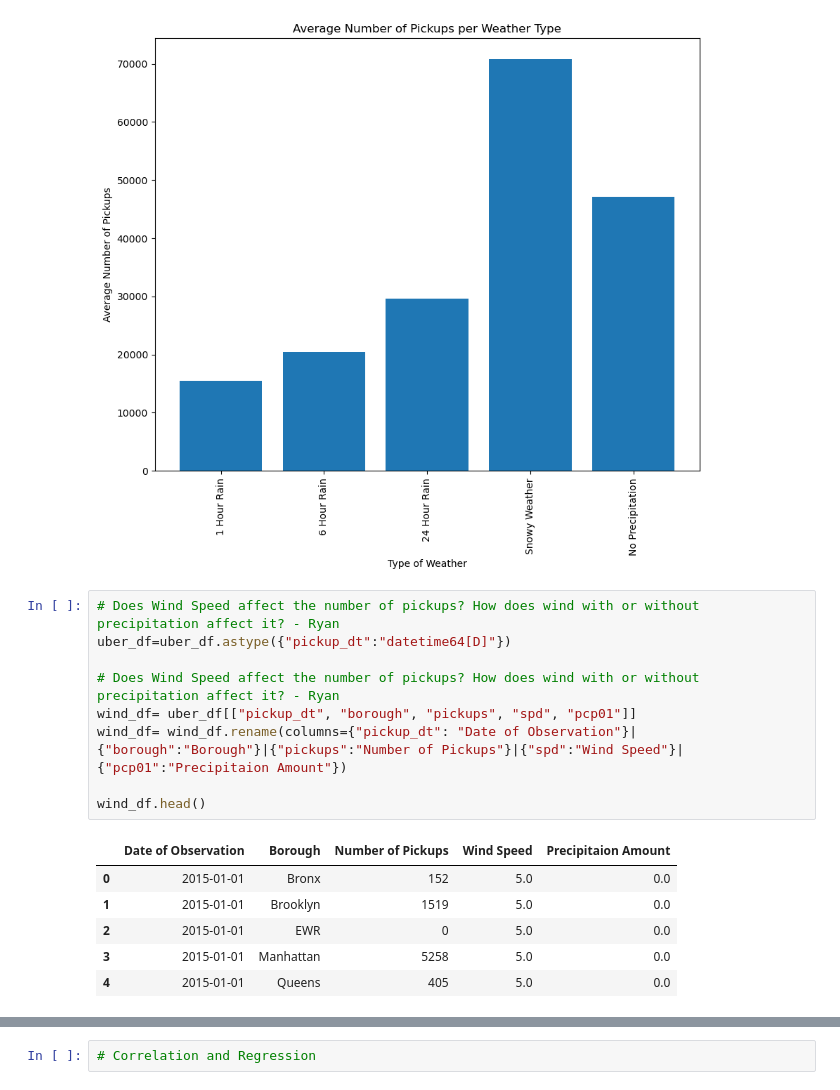
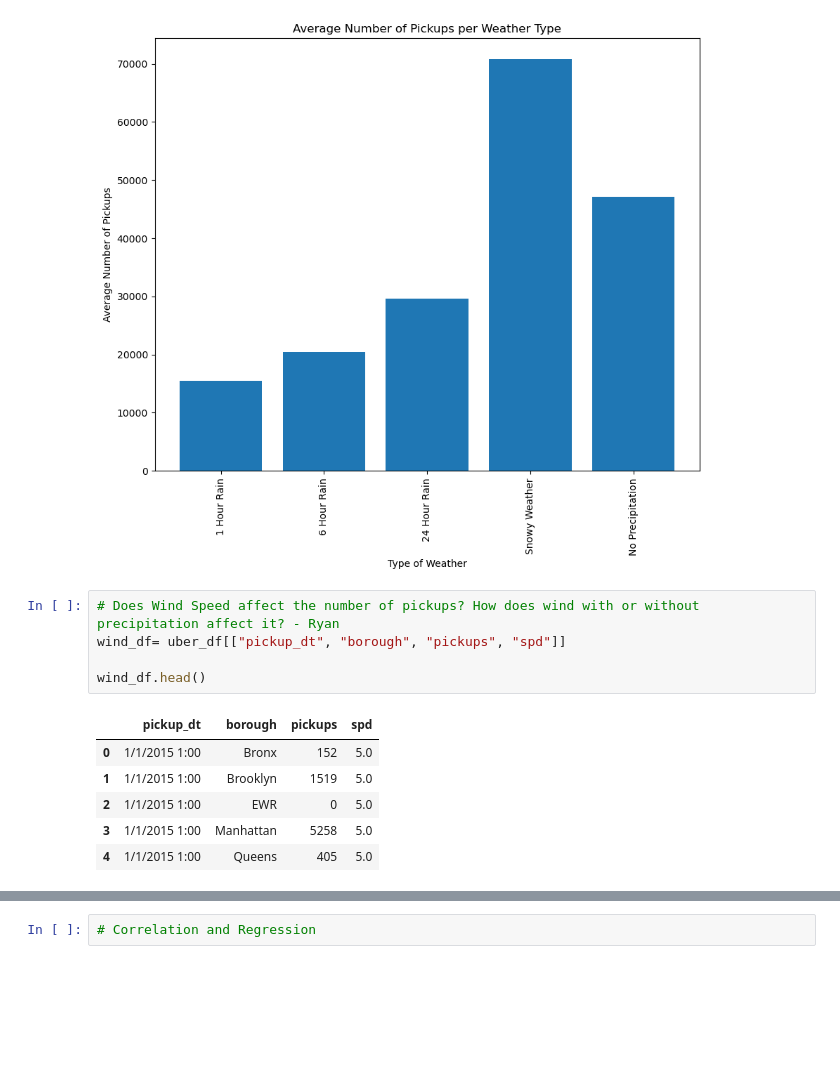
Before and after one commit to caleb-g23/Uber_Pickups_Project, a Jupyter notebook: Main/uber_main.ipynb, the cells around one changed output, grey strips where cells are left out. Saved outputs shown, nothing was run; the diff lists cells and outputs as text; blank space fills up the shorter version.

```diff
--- a/Main/uber_main.ipynb
+++ b/Main/uber_main.ipynb
@@ -210,17 +209,13 @@ plt.show()
 [figure]
 # %%
 # Does Wind Speed affect the number of pickups? How does wind with or without precipitation affect it? - Ryan
-uber_df=uber_df.astype({"pickup_dt":"datetime64[D]"})
-
-# Does Wind Speed affect the number of pickups? How does wind with or without precipitation affect it? - Ryan
-wind_df= uber_df[["pickup_dt", "borough", "pickups", "spd", "pcp01"]]
-wind_df= wind_df.rename(columns={"pickup_dt": "Date of Observation"}|{"borough":"Borough"}|{"pickups":"Number of Pickups"}|{"spd":"Wind Speed"}|{"pcp01":"Precipitaion Amount"})
+wind_df= uber_df[["pickup_dt", "borough", "pickups", "spd"]]
 
 wind_df.head()
 # %% [output]
-|  | Date of Observation | Borough | Number of Pickups | Wind Speed | Precipitaion Amount |
-| 0 | 2015-01-01 | Bronx | 152 | 5.0 | 0.0 |
-| 1 | 2015-01-01 | Brooklyn | 1519 | 5.0 | 0.0 |
-| 2 | 2015-01-01 | EWR | 0 | 5.0 | 0.0 |
-| 3 | 2015-01-01 | Manhattan | 5258 | 5.0 | 0.0 |
-| 4 | 2015-01-01 | Queens | 405 | 5.0 | 0.0 |
+|  | pickup_dt | borough | pickups | spd |
+| 0 | 1/1/2015 1:00 | Bronx | 152 | 5.0 |
+| 1 | 1/1/2015 1:00 | Brooklyn | 1519 | 5.0 |
+| 2 | 1/1/2015 1:00 | EWR | 0 | 5.0 |
+| 3 | 1/1/2015 1:00 | Manhattan | 5258 | 5.0 |
+| 4 | 1/1/2015 1:00 | Queens | 405 | 5.0 |
```
Also changed, not shown: parts of 34 cells of this notebook, 1 other file.
